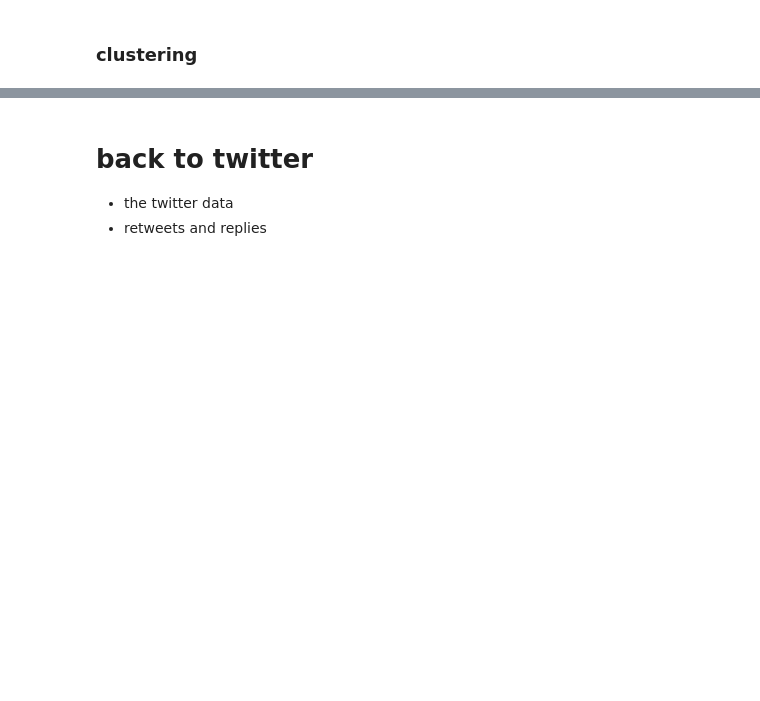
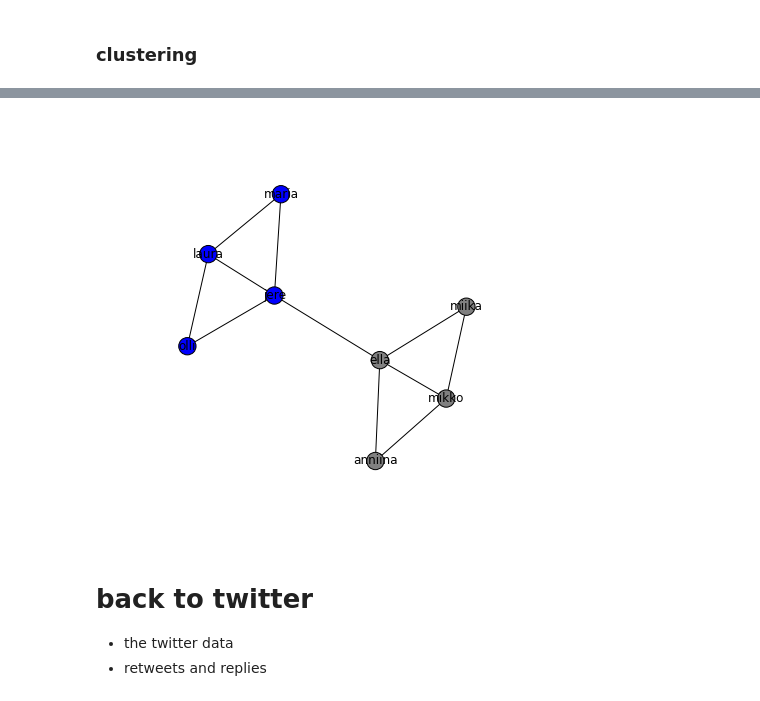
Before and after one commit to mmathioudakis/pycon2016polarization, a Jupyter notebook: networkx_twitter.ipynb, the cells around one changed output, grey strips where cells are left out. Cells and saved outputs as stored; diff of their text form; code cells hidden in the pictures; blank space fills up the shorter version.

```diff
--- a/networkx_twitter.ipynb
+++ b/networkx_twitter.ipynb
@@ -162,3 +259,21 @@ __todo__ spectral clustering
+# %%
+import community
+
+partition = community.best_partition(graph)
+
+group_colors = []
+for name in graph.nodes_iter():
+    side = partition[name]
+    color = 'blue' if side == 1 else 'grey'
+    group_colors.append(color)
+# %%
+fig, ax = plt.subplots(1, 1, figsize = (7, 7))
+ax.axis('off')
+
+
+nx.draw_networkx(graph, ax = ax, node_color = group_colors);
+# %% [output]
+[figure, added]
 # %% [markdown]
 # back to twitter
 
```
Also changed, not shown: parts of 10 cells of this notebook.
